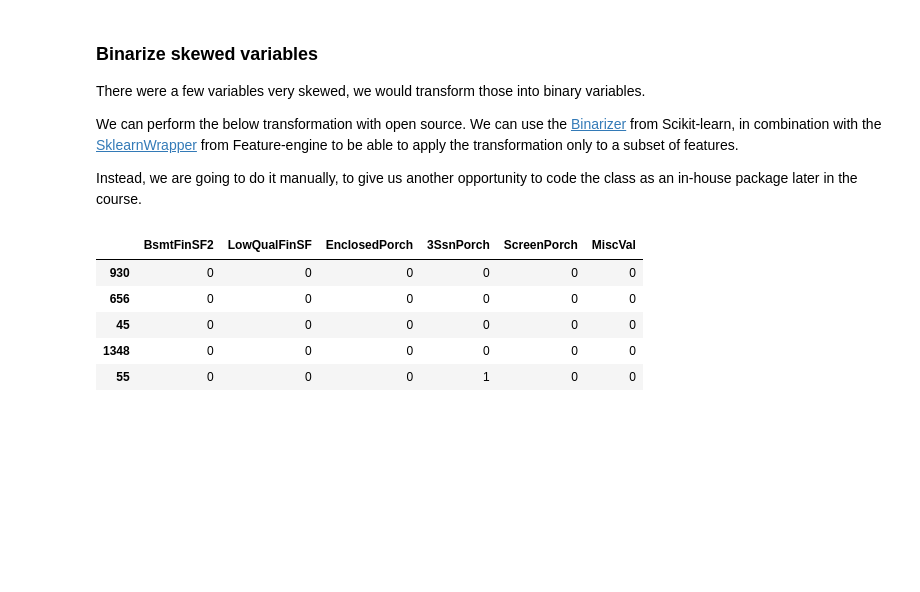
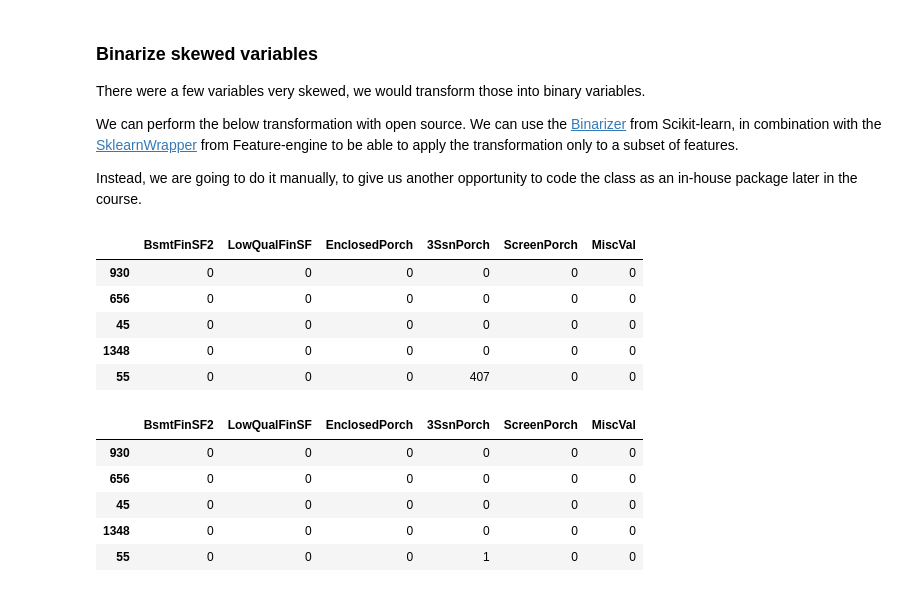
Before and after one commit to zarash01/deploying-machine-learning-models, a Jupyter notebook: section-04-research-and-development/06-feature-engineering-with-open-source.ipynb, the cells around one changed output. Drawn from its saved outputs; the diff is of its cells as text; code cells hidden in the pictures; blank space fills up the shorter version.

```diff
--- a/section-04-research-and-development/06-feature-engineering-with-open-source.ipynb
+++ b/section-04-research-and-development/06-feature-engineering-with-open-source.ipynb
@@ -224,9 +232,15 @@ cat_imputer_missing.imputer_dict_
+# %%
+# retrieve fitted class using joblib (sklearn)
+joblib_cat_imp = joblib.load('cat_imp_missing')   # open file to read it
 # %%
 # replace NA by missing
 
-# IMPORTANT: note that we could store this class with joblib
-X_train = cat_imputer_missing.transform(X_train)
-X_test = cat_imputer_missing.transform(X_test)
+# # IMPORTANT: note that we could store this class with joblib
+# X_train = cat_imputer_missing.transform(X_train)
+# X_test = cat_imputer_missing.transform(X_test)
+
+X_train = joblib_cat_imp.transform(X_train)
+X_test = joblib_cat_imp.transform(X_test)
 # %%
 # replace missing values with most frequent category
 # set up the class
@@ -462 +481,10 @@ Instead, we are going to do it manually, to give us another opportunity to code
+# %%
+X_train[skewed].head()  # before transformation
+# %% [output]
+|  | BsmtFinSF2 | LowQualFinSF | EnclosedPorch | 3SsnPorch | ScreenPorch | MiscVal |
+| 930 | 0 | 0 | 0 | 0 | 0 | 0 |
+| 656 | 0 | 0 | 0 | 0 | 0 | 0 |
+| 45 | 0 | 0 | 0 | 0 | 0 | 0 |
+| 1348 | 0 | 0 | 0 | 0 | 0 | 0 |
+| 55 | 0 | 0 | 0 | 407 | 0 | 0 |
 # %%
```
Also changed, not shown: parts of 7 cells of this notebook, 5 other files.
